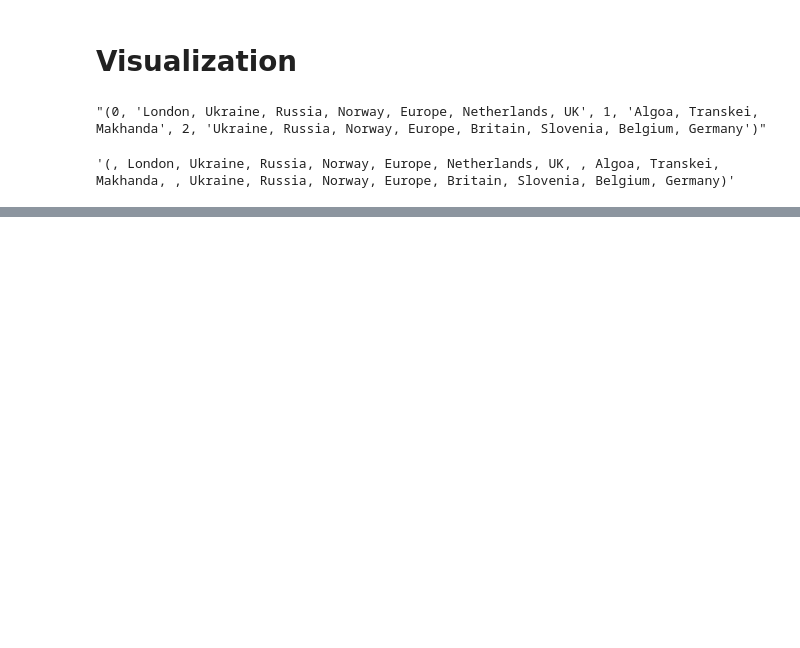
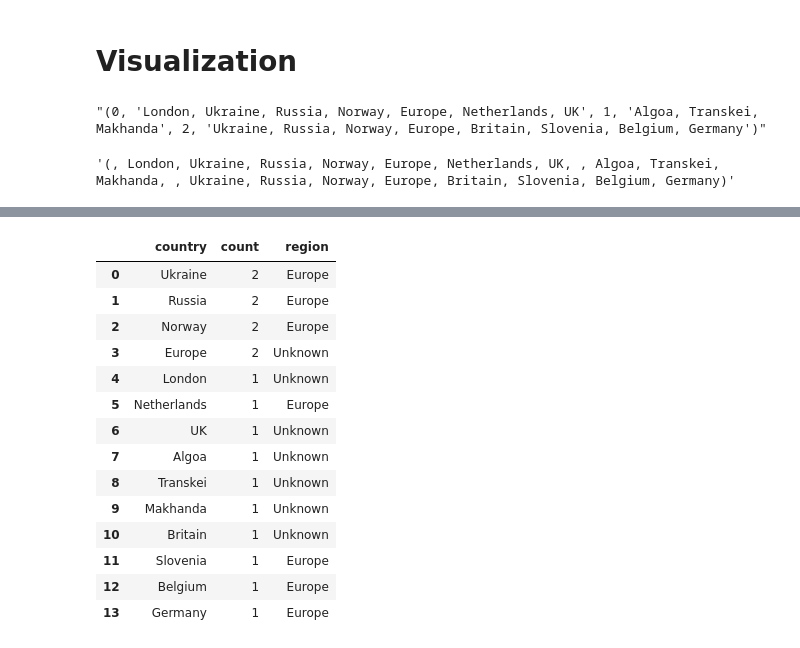
Before and after one commit to kojosbk/SDG_Allennlp, a Jupyter notebook: TeamA_Experiment.ipynb, the cells around one changed output, grey strips where cells are left out. Drawn from its saved outputs; the diff is of its cells as text; code cells hidden in the pictures; blank space fills up the shorter version.

```diff
--- a/TeamA_Experiment.ipynb
+++ b/TeamA_Experiment.ipynb
@@ -608,0 +670,3 @@ entity_recognition (passage1)
+# %%
+dfa.drop(['count'], axis = 1, inplace = True)
+dfa
@@ -621,3 +701,8 @@ def get_continent(col):
     except:
         cn_continent = 'Unknown'
     return (cn_a2_code, cn_continent)
+# %%
+dfa.reset_index(inplace=True)
+# %%
+dfa.rename(columns={'index': 'country','coutries': 'count'},
+          inplace=True, errors='raise')
@@ -623,0 +727,33 @@ def get_continent(col):
+# %%
+import pycountry_convert as pc
+country_continent_name=[]
+for country in dfa['country']:
+    try:
+        country_alpha2 = pc.country_name_to_country_alpha2(country)
+        country_continent_code = pc.country_alpha2_to_continent_code(country_alpha2)
+        name = pc.convert_continent_code_to_continent_name(country_continent_code)
+        country_continent_name.append(name)
+    except:
+        country_continent_name.append("Unknown")
+
+#     country_continent_name.append(name)
+
+dfa['region'] = country_continent_name
+# %%
+dfa
+# %% [output]
+|  | country | count | region |
+| 0 | Ukraine | 2 | Europe |
+| 1 | Russia | 2 | Europe |
+| 2 | Norway | 2 | Europe |
+| 3 | Europe | 2 | Unknown |
+| 4 | London | 1 | Unknown |
+| 5 | Netherlands | 1 | Europe |
+| 6 | UK | 1 | Unknown |
+| 7 | Algoa | 1 | Unknown |
+| 8 | Transkei | 1 | Unknown |
+| 9 | Makhanda | 1 | Unknown |
+| 10 | Britain | 1 | Unknown |
+| 11 | Slovenia | 1 | Europe |
+| 12 | Belgium | 1 | Europe |
+| 13 | Germany | 1 | Europe |
```
Also changed, not shown: parts of 13 cells of this notebook.
